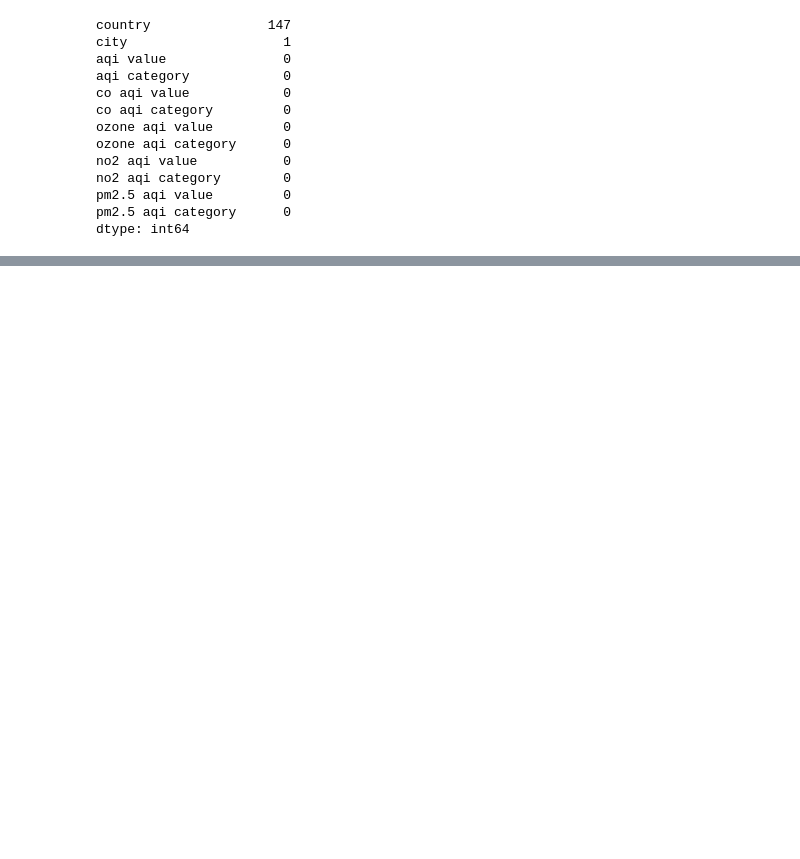
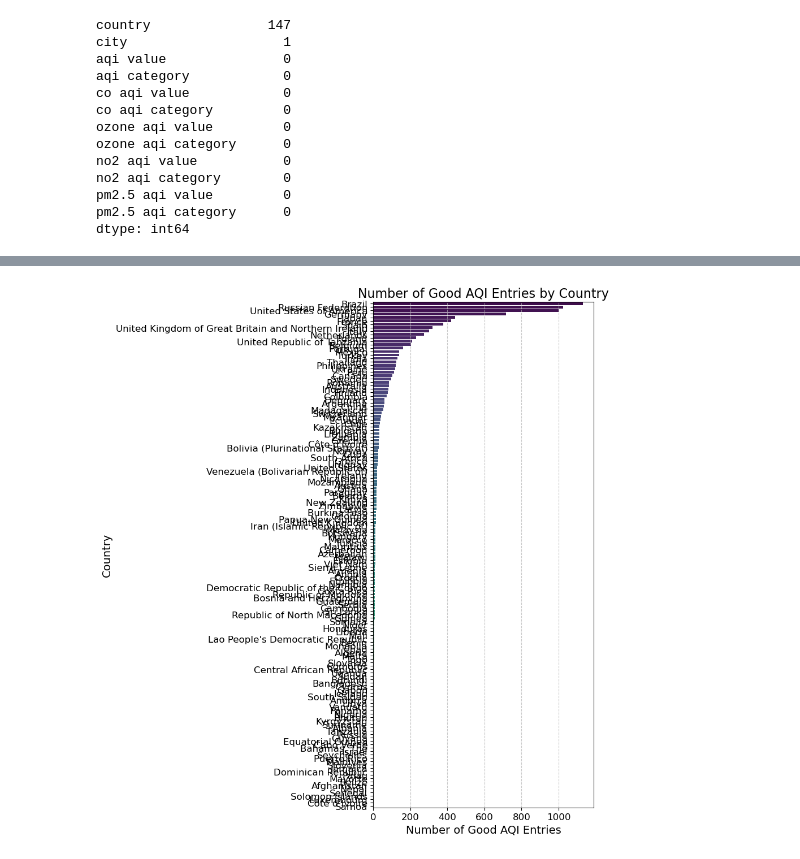
Before and after one commit to fnasiri1990/PROJECT_DA_REDI, a Jupyter notebook: project.ipynb, the cells around one changed output, grey strips where cells are left out. Saved outputs shown, nothing was run; the diff lists cells and outputs as text; code cells hidden in the pictures; blank space fills up the shorter version.

Commit message:
doing doing some visualization

```diff
--- a/project.ipynb
+++ b/project.ipynb
@@ -159,7 +162,4 @@ df.head()
 # %%
-
-global_pollution_df.columns = map(str.lower, df.columns)
-city_to_country_df=pd.read_csv("/home/eli/ReDI/excersice/data/worldcities.csv")
 
 
 # Create a dictionary from the city-to-country DataFrame
@@ -195,0 +214,19 @@ dtype: int64
+# %%
+healthy=global_pollution_df[global_pollution_df["aqi category"]=='Good']
+city_count_series=healthy["country"].value_counts()
+city_count= city_count_series.reset_index()
+
+city_count.columns = ['country', 'count']
+
+plt.figure(figsize=(9, 10))
+sns.barplot(x='count', y='country', data=city_count, palette='viridis')
+plt.xlabel('Number of Good AQI Entries', fontsize=14)
+plt.ylabel('Country', fontsize=14)
+plt.title('Number of Good AQI Entries by Country', fontsize=16)
+plt.xticks(fontsize=12)
+plt.yticks(fontsize=12)
+plt.grid(axis='x', linestyle='--', alpha=0.7)
+plt.tight_layout()
+plt.show()
+# %% [output]
+[figure, added]
```
Also changed, not shown: parts of 13 cells of this notebook.
